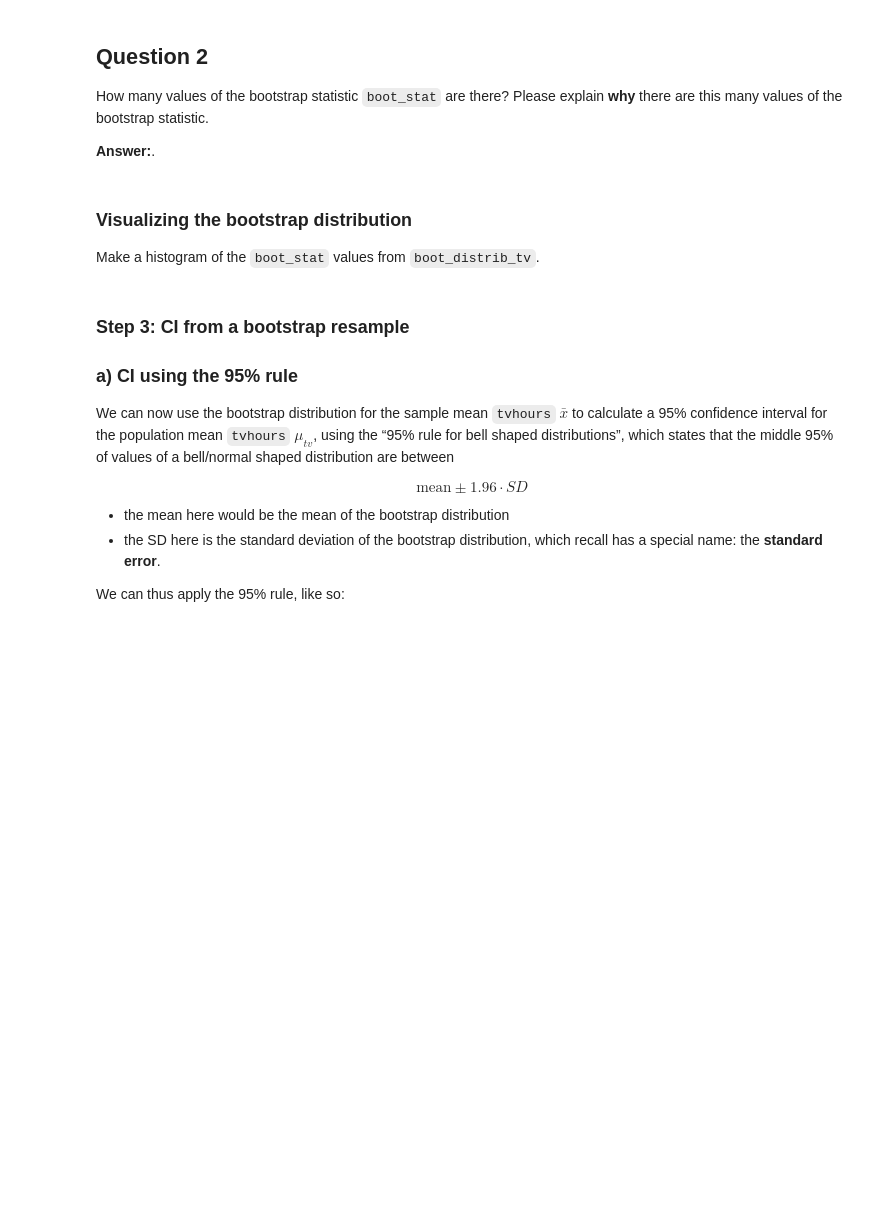
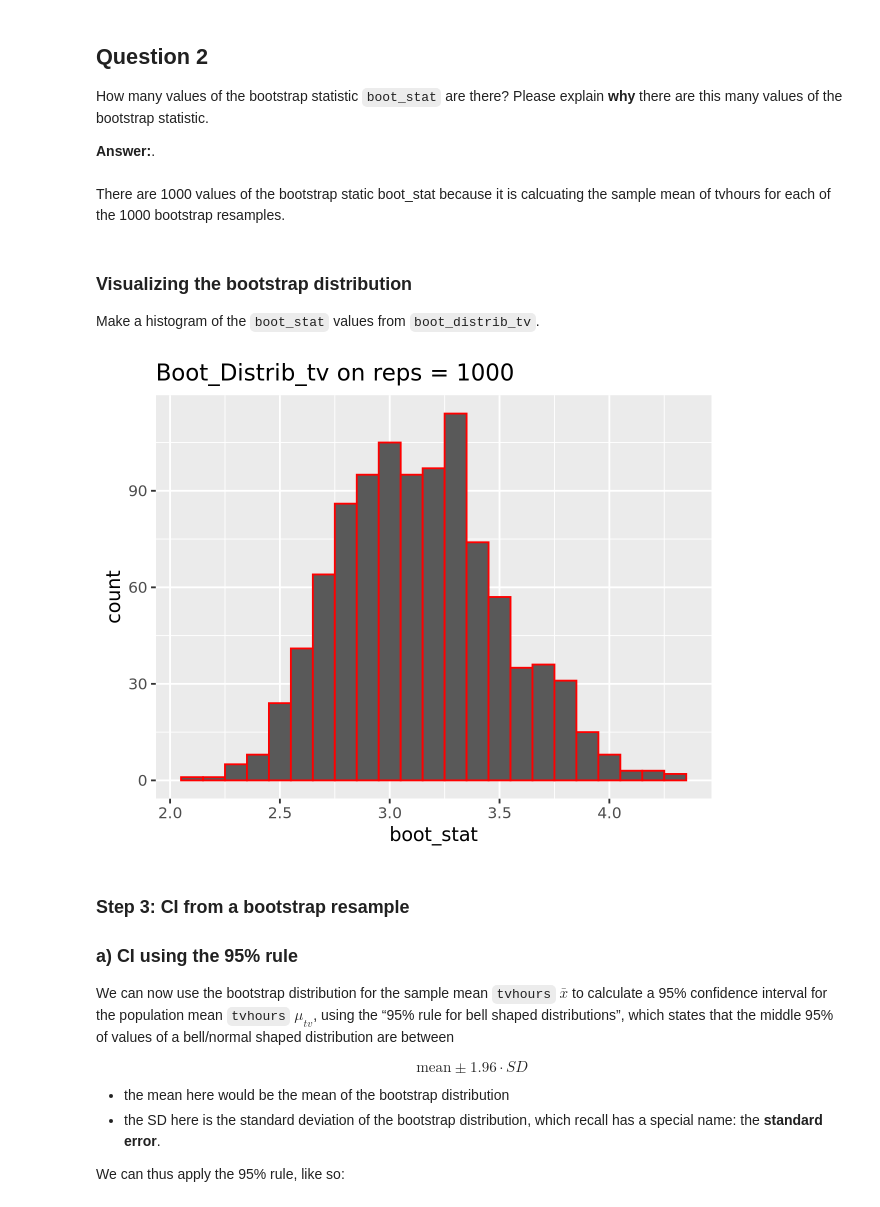
Before and after one commit to UNC-DATA-730/unit-8-assignment-dlee002, a Jupyter notebook: assignment8.ipynb, the cells around one changed output. Drawn from its saved outputs; the diff is of its cells as text; code cells hidden in the pictures; blank space fills up the shorter version.

```diff
--- a/assignment8.ipynb
+++ b/assignment8.ipynb
@@ -184,10 +176,19 @@ How many values of the bootstrap statistic `boot_stat` are there? Please
 explain **why** there are this many values of the bootstrap statistic.
 
 **Answer:**.
+# %% [markdown]
+There are 1000 values of the bootstrap static boot_stat because it is calcuating the sample mean of tvhours for each of the 1000 bootstrap resamples.
 # %% [markdown]
 ### Visualizing the bootstrap distribution
 
 Make a histogram of the `boot_stat` values from `boot_distrib_tv`.
+# %%
+ggplot(boot_distrib_tv, aes(x = boot_stat)) +
+  geom_histogram(binwidth = 0.1, color = "red") +
+  labs(x = "boot_stat",
+       title = "Boot_Distrib_tv on reps = 1000")
+# %% [output]
+[figure, added]
 # %% [markdown]
 ### Step 3: CI from a bootstrap resample
 
```
Also changed, not shown: parts of 11 cells of this notebook.
